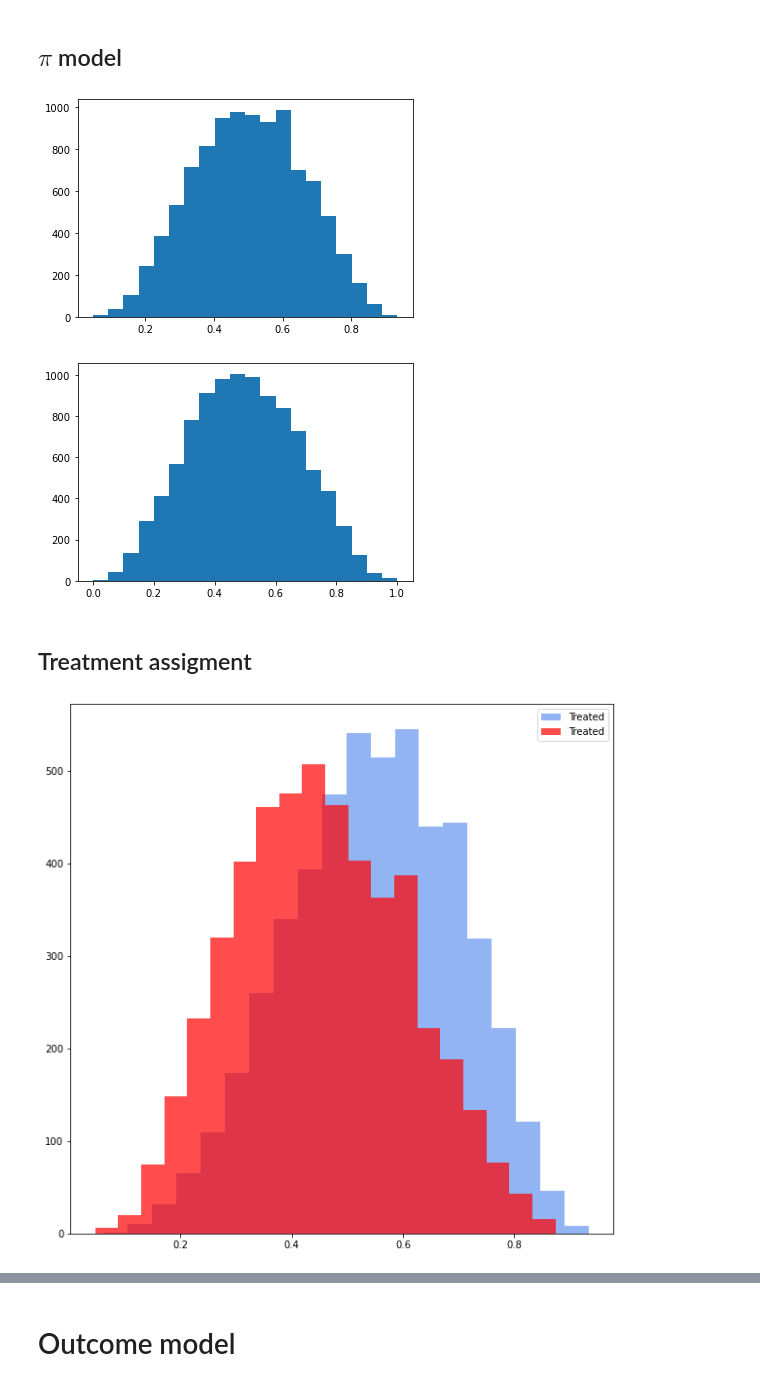
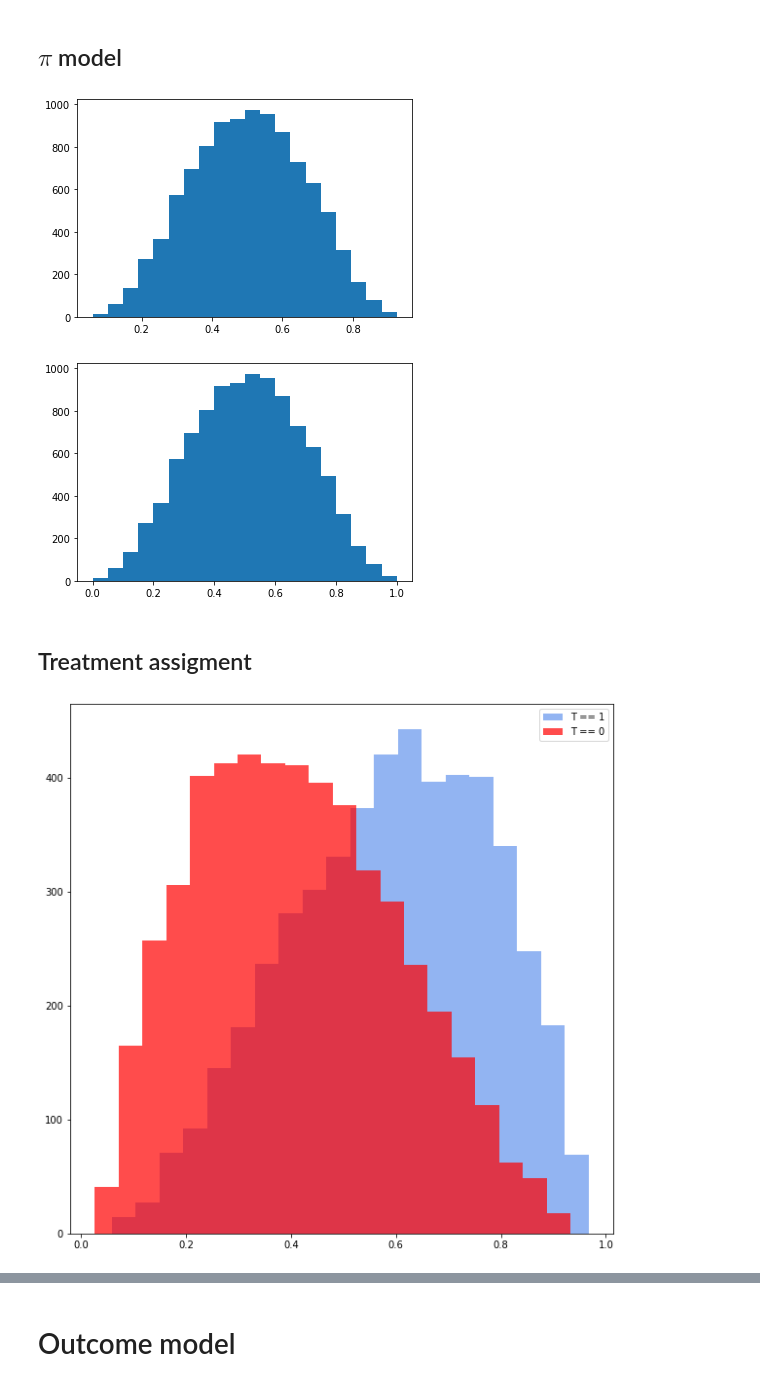
Before and after one commit to RomGutman/propensity_calibration, a Jupyter notebook: prop_simulation.ipynb, the cells around one changed output, grey strips where cells are left out. Drawn from its saved outputs; the diff is of its cells as text; code cells hidden in the pictures.

```diff
--- a/prop_simulation.ipynb
+++ b/prop_simulation.ipynb
@@ -31,13 +33,30 @@ from utils import get_variables, expit_transform, treatment_assigment, get_poten
 amount_of_vars = 4
 intercept = 0
 mean = 0
-std = 1
+std = 3
 n = 10000
 
-noise_mean = 1
-noise_std = 0
+t_noise_mean = 0
+t_noise_std = 1
+
+outcome_noise_mean = 0
+outcome_noise_std = 1
 
 num_of_experiments = 1000
 
 
-variables, noise = get_variables(mean_=mean, std_=std, n_=n, m_=amount_of_vars, noise_mean_=noise_mean, noise_std_=noise_std )
+variables, t_noise, o_noise = get_variables(mean_=mean, std_=std, n_=n, m_=amount_of_vars,
+                                            treat_noise_mean_=t_noise_mean, treat_noise_std_=t_noise_std,
+                                            outcome_noise_mean_=outcome_noise_mean,
+                                            outcome_noise_std_=outcome_noise_std
+                                           )
+
+coef = np.array([-0.1, .05, .2, -.05])
+y_coef = np.array([5, 1.2, 3.6, 1.2, 1.2, 1])
+
+variables = np.random.uniform(-4, 4, size=(n,amount_of_vars))
+
+prop = expit_transform(coef, variables, noise=t_noise)
+
+plt.hist(prop, bins=20);
+plt.xlim([0, 1]);
@@ -51,7 +72,7 @@ coef = np.array([-0.1, .05, .2, -.05])
 exp = expit_transform(coef, variables)
 plt.hist(exp, bins=20);
 # %% [output]
-[figure, old version]
+[figure, new version]
 # %%
 
 exp2 = (exp - exp.min()) / (exp.max() - exp.min())
@@ -59,23 +80,23 @@ exp2 = (exp - exp.min()) / (exp.max() - exp.min())
 
 plt.hist(exp2, bins=20);
 # %% [output]
-[figure, old version]
+[figure, new version]
 # %% [markdown]
 ## Treatment assigment
 # %%
 
 
 
-t = treatment_assigment(exp)
+t = treatment_assigment(prop)
 
 fig = plt.figure(figsize=(10, 10))
 
-plt.hist(exp[t == 1], bins=20, color='cornflowerblue', alpha=0.7, label= 'Treated');
-plt.hist(exp[t == 0], bins=20, color='red', alpha=0.7, label= 'Treated');
+plt.hist(prop[t == 1], bins=20, color='cornflowerblue', alpha=0.7, label= 'T == 1');
+plt.hist(prop[t == 0], bins=20, color='red', alpha=0.7, label= 'T == 0');
 
 plt.legend();
 # %% [output]
-[figure, old version]
+[figure, new version]
 # %%
 fig = plt.figure(figsize=(10, 10))
 
```
Also changed, not shown: parts of 84 cells of this notebook, 5 other files.
